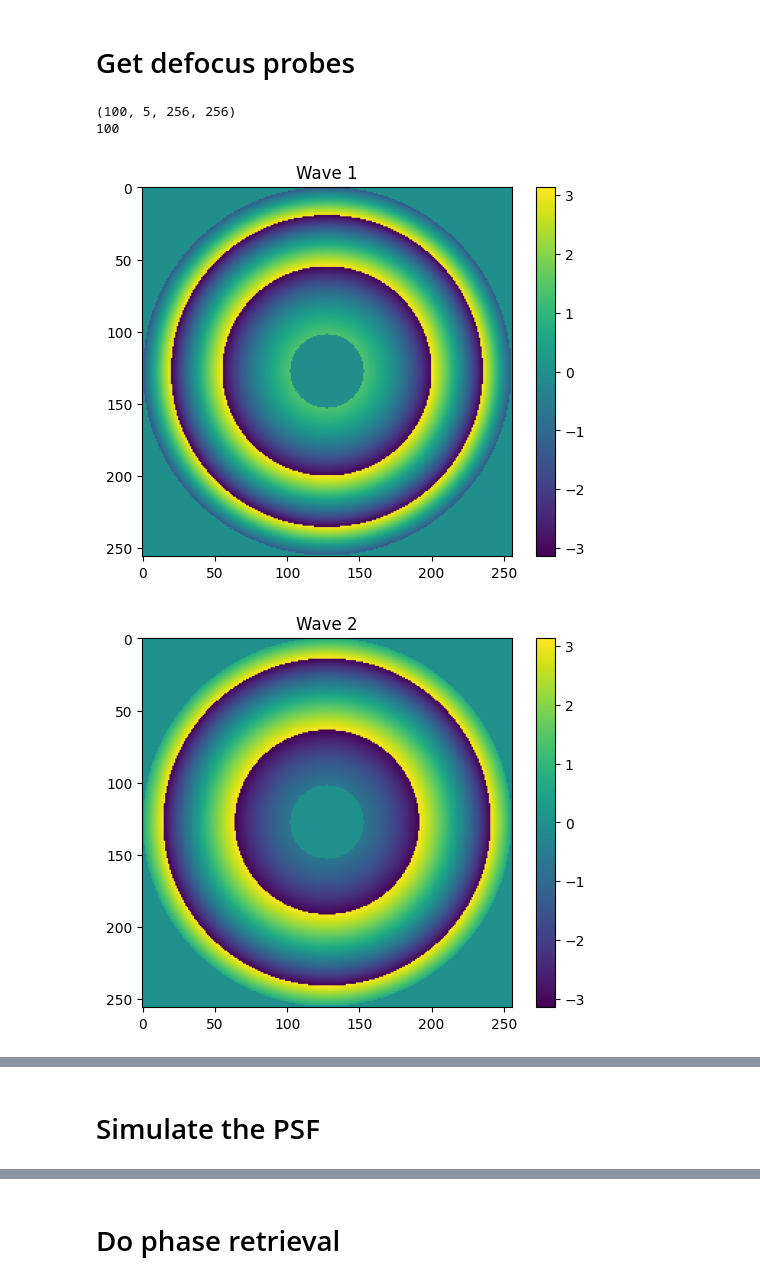
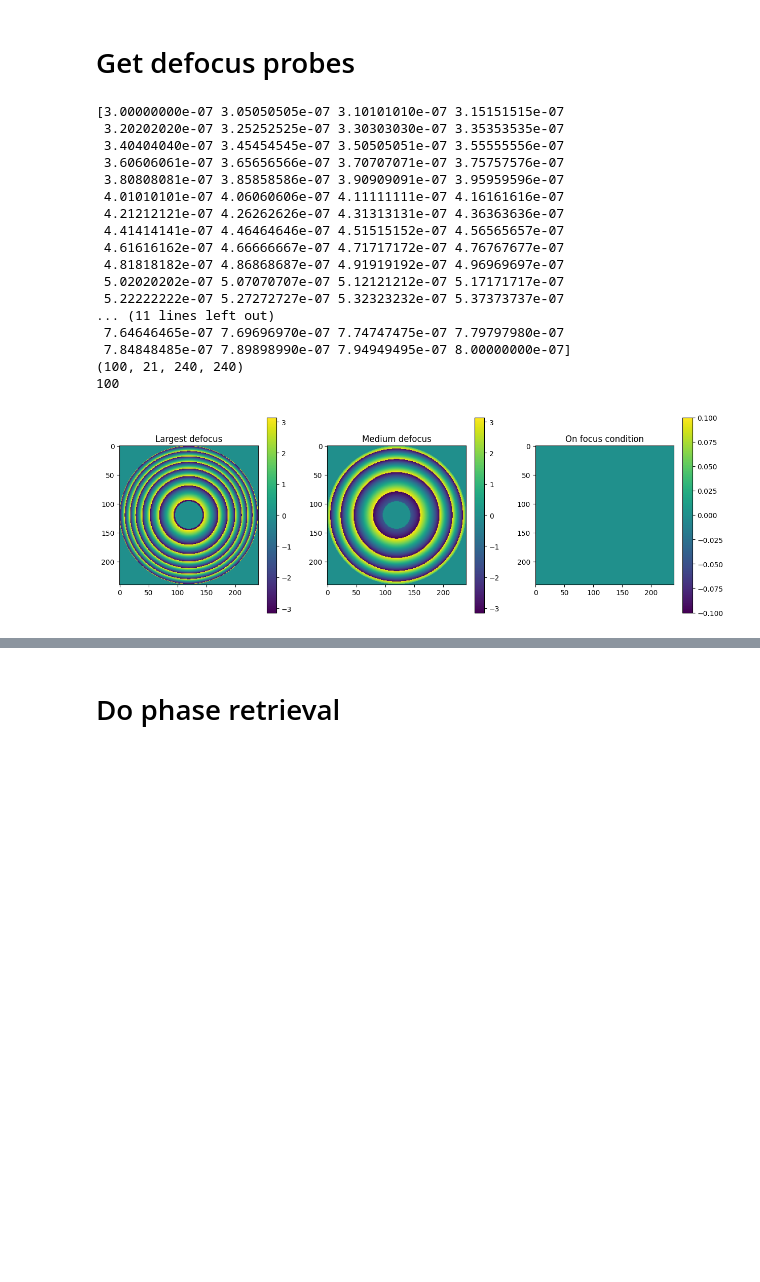
Before and after one commit to yiyanghuang0812/phase_retrieval, a Jupyter notebook: actual test.ipynb, the cells around one changed output, grey strips where cells are left out. Drawn from its saved outputs; the diff is of its cells as text; code cells hidden in the pictures; blank space fills up the shorter version.

```diff
--- a/actual test.ipynb
+++ b/actual test.ipynb
@@ -76,6 +48,15 @@ for i, file_path in enumerate(fits_files_pd):
         defocus_intensities[i] = hdul[0].data
 print(defocus_intensities.shape)
 
+# Crop the images
+crop_size = min(M,N)
+x_start = M // 2 - crop_size // 2
+x_end = x_start + crop_size
+y_start = N // 2 - crop_size // 2
+y_end = y_start + crop_size
+defocus_intensities = cp.array(defocus_intensities[:, x_start:x_end, y_start:y_end])
+print(defocus_intensities.shape)
+
 # Show all images
 image_size = 5
 col_num = 4 # column number of images for display
@@ -84,7 +65,7 @@ plt.figure(figsize=(image_size * col_num, image_size * row_num))
 for i in range(c):
     position_info = file_labels[i] # defocus distance
     plt.subplot(row_num, col_num, i+1)
-    plt.imshow(defocus_intensities[i])
+    plt.imshow(defocus_intensities[i].get())
     plt.title(f'PSF - defocus: {position_info:.1e} um')
     plt.colorbar()
 plt.show()
@@ -154,10 +113,9 @@ print(wavelength.value)
 # %% [markdown]
 # Generate the pupil image
 # %%
-wavelength = 580e-9 # wavelength in meters
 od_pupil = 0.3808 # outer pupil diameter in meters
 id_pupil = 0.0762 # inner pupil diameter in meters
-npix_pupil = 256 # sampling rate on a single side of the pupil
+npix_pupil = crop_size # sampling rate on a single side of the pupil
 
 x = cp.linspace(-od_pupil / 2, od_pupil / 2, npix_pupil) # give a 1 x 512 vector in range [-d_pupil/2, d_pupil/2]
 x, y = cp.meshgrid(x, x) # use 2 vectors to generate 2 mesh grids
@@ -191,36 +134,51 @@ plt.show()
 # %%
 focal_length = 2.537 # focal length in meters
 position = cp.array(file_labels) # defocus distances in microns
 position = position * 1e-6 # in meters
 
-wavelength = wavelength * 1e-9 # wavelength in meter
+wavelengths = cp.array(wavelength.value * 1e-9) # wavelength in meter
+print(wavelengths)
 broadband_probes = [] # initialize a list to store probes for different wavelengths
-for wl in wavelength:
+for wl in wavelengths:
     defocus_values = position/ (8 * wl * (focal_length / od_pupil) ** 2)  # defocus distance is calculated from L = 8Qλ(f/D)^2, so the defocus wave number can be inversely calculated through this
     probes = pr.get_defocus_probes(pupil, defocus_values)
     broadband_probes.append(probes)
 broadband_probes = np.stack(broadband_probes, axis=0)
 print(broadband_probes.shape) # get the shape of the broad band probes
 
 wave_number = broadband_probes.shape[0] # wavelength layer
 print(wave_number)
 
-plt.imshow(np.angle(broadband_probes[0, 0]).get())
-plt.colorbar()
-plt.title('Wave 1')
-plt.show()
-
+plt.figure(figsize=(15, 5))
+plt.subplot(1, 3, 1)
 plt.imshow(np.angle(broadband_probes[49, 0]).get())
 plt.colorbar()
-plt.title('Wave 2')
+plt.title('Largest defocus')
+plt.subplot(1, 3, 2)
+plt.imshow(np.angle(broadband_probes[49, 5]).get())
+plt.colorbar()
+plt.title('Medium defocus')
+plt.subplot(1, 3, 3)
+plt.imshow(np.angle(broadband_probes[49, 10]).get())
+plt.colorbar()
+plt.title('On focus condition')
 plt.show()
-
-plt.imshow(np.angle(broadband_probes[99, 0]).get())
-plt.colorbar()
-plt.title('Wave 3')
-plt.show()
 # %% [output]
-(100, 5, 256, 256)
+[3.00000000e-07 3.05050505e-07 3.10101010e-07 3.15151515e-07
+ 3.20202020e-07 3.25252525e-07 3.30303030e-07 3.35353535e-07
+ 3.40404040e-07 3.45454545e-07 3.50505051e-07 3.55555556e-07
+ 3.60606061e-07 3.65656566e-07 3.70707071e-07 3.75757576e-07
+ 3.80808081e-07 3.85858586e-07 3.90909091e-07 3.95959596e-07
+ 4.01010101e-07 4.06060606e-07 4.11111111e-07 4.16161616e-07
+ 4.21212121e-07 4.26262626e-07 4.31313131e-07 4.36363636e-07
+ 4.41414141e-07 4.46464646e-07 4.51515152e-07 4.56565657e-07
+ 4.61616162e-07 4.66666667e-07 4.71717172e-07 4.76767677e-07
+ 4.81818182e-07 4.86868687e-07 4.91919192e-07 4.96969697e-07
+ 5.02020202e-07 5.07070707e-07 5.12121212e-07 5.17171717e-07
+ 5.22222222e-07 5.27272727e-07 5.32323232e-07 5.37373737e-07
+... (11 lines left out)
+ 7.64646465e-07 7.69696970e-07 7.74747475e-07 7.79797980e-07
+ 7.84848485e-07 7.89898990e-07 7.94949495e-07 8.00000000e-07]
+(100, 21, 240, 240)
 100
-[figure, old version]
+[figure, new version]
-[figure, removed]
@@ -228,2 +184,0 @@ plt.show()
-# %% [markdown]
-# Simulate the PSF
```
Also changed, not shown: parts of 10 cells of this notebook, 2 other files.
